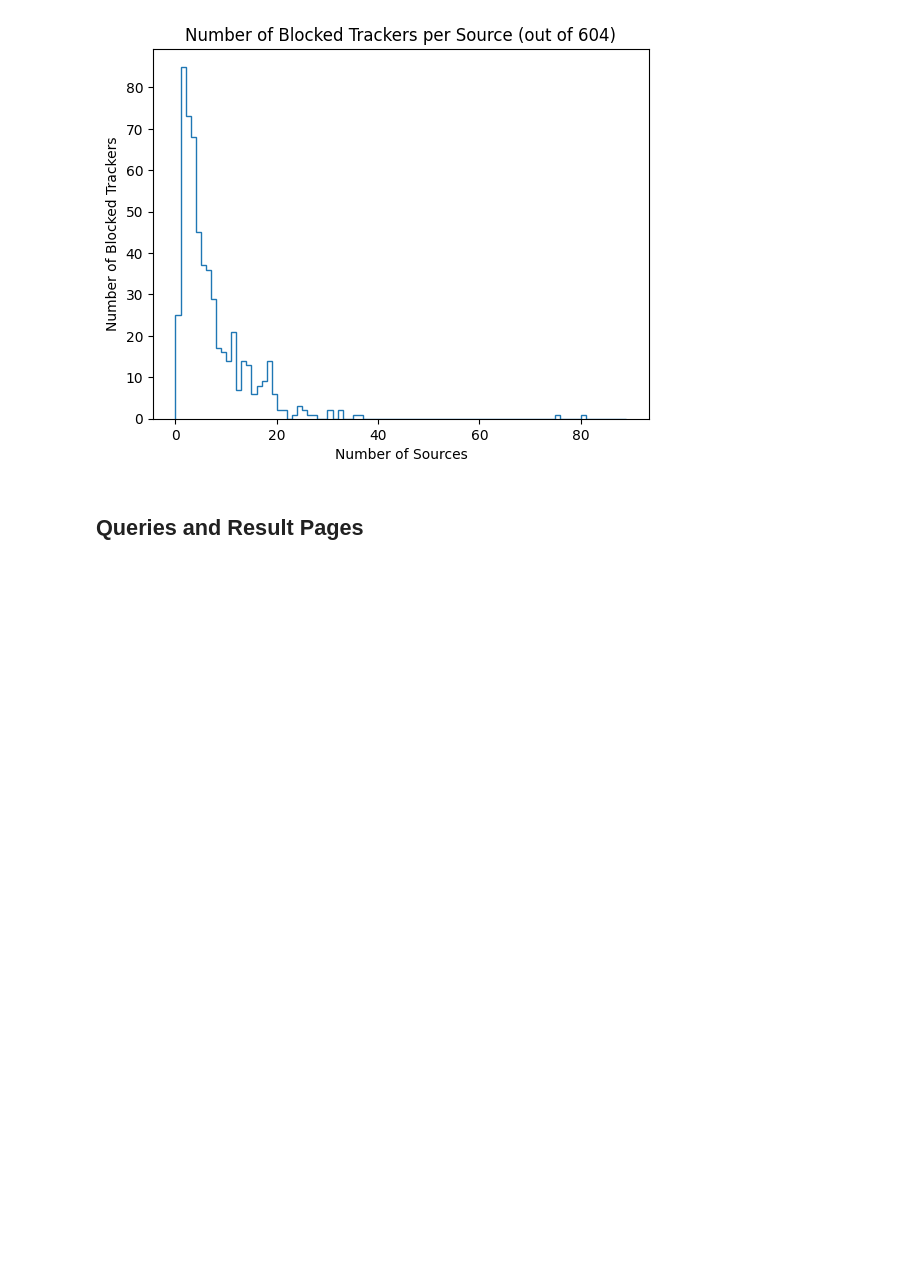
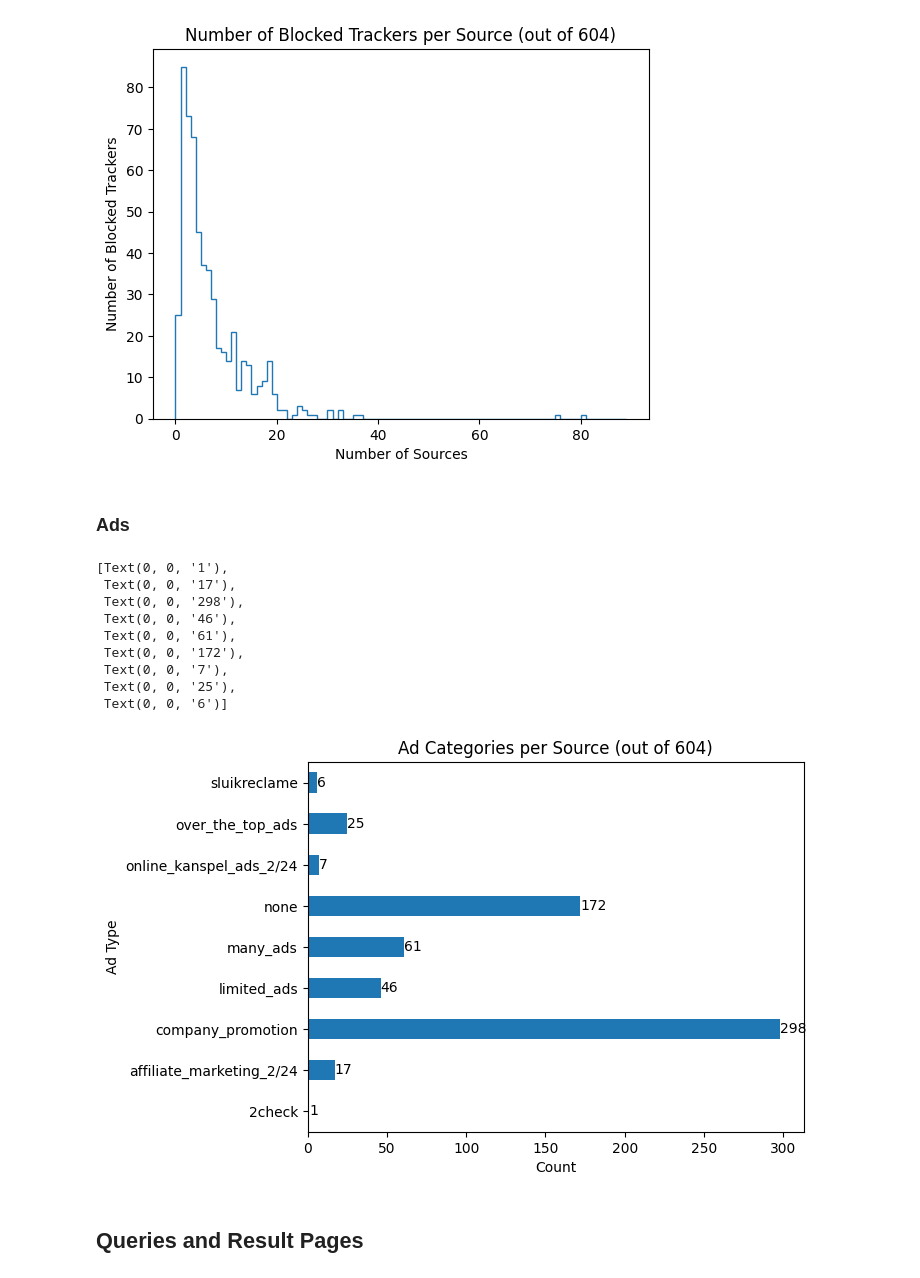
Before and after one commit to SlimZoeken/100queries, a Jupyter notebook: notebooks/analysis.ipynb, the cells around one changed output. Cells and saved outputs as stored; diff of their text form; code cells hidden in the pictures; blank space fills up the shorter version.

Commit message:
Add ad categories per source.

```diff
--- a/notebooks/analysis.ipynb
+++ b/notebooks/analysis.ipynb
@@ -478,6 +473,35 @@ sources["uBlocked trackers"].plot(
 )
 # %% [output]
 [figure]
+# %% [markdown]
+### Ads
+# %%
+ax = (
+    sources["Reclame"]
+    .str.split(",")
+    .explode()
+    .str.strip()
+    .value_counts()
+    .sort_index()
+    .plot(
+        kind="barh",
+        title=f"Ad Categories per Source (out of {len(sources)})",
+        xlabel="Count",
+        ylabel="Ad Type",
+    )
+)
+ax.bar_label(ax.containers[0])
+# %% [output]
+[Text(0, 0, '1'),
+ Text(0, 0, '17'),
+ Text(0, 0, '298'),
+ Text(0, 0, '46'),
+ Text(0, 0, '61'),
+ Text(0, 0, '172'),
+ Text(0, 0, '7'),
+ Text(0, 0, '25'),
+ Text(0, 0, '6')]
+[figure, added]
 # %% [markdown]
 ## Queries and Result Pages
 # %% [markdown]
```
Also changed, not shown: parts of 1 cell of this notebook.
